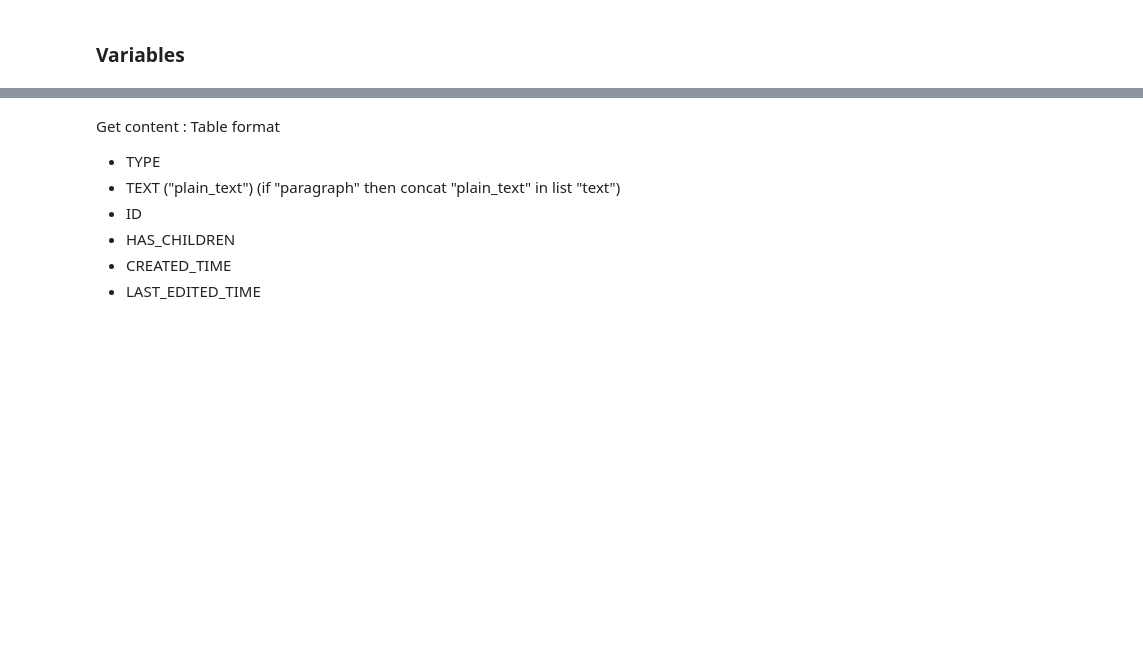
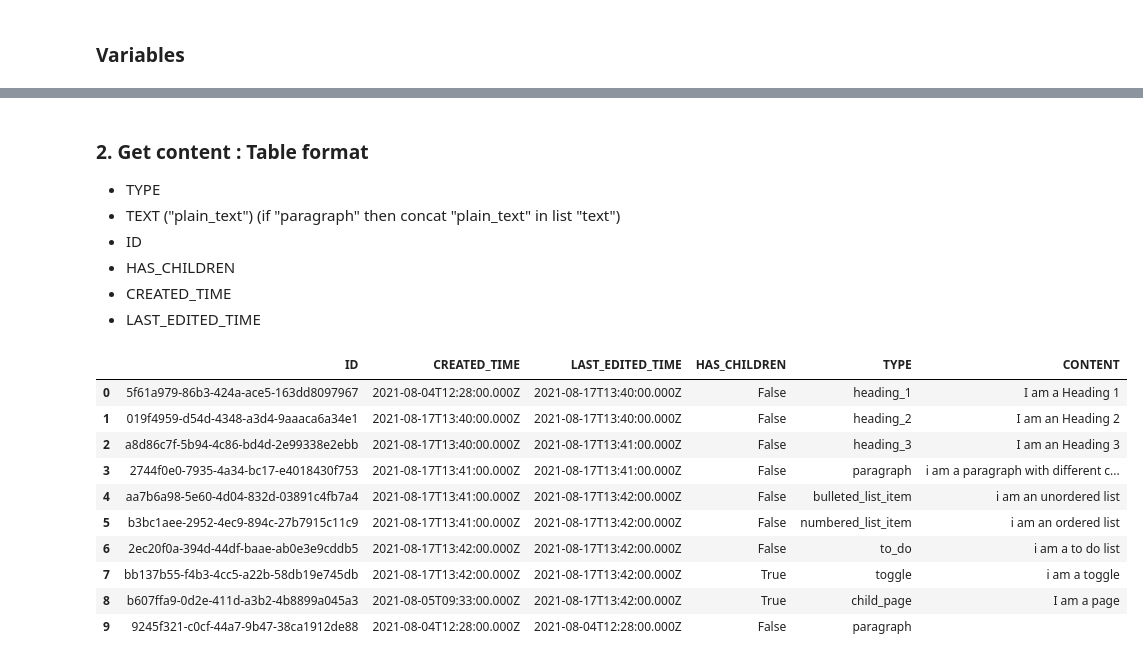
Before and after one commit to jupyter-naas/awesome-notebooks, a Jupyter notebook: Notion/Notion_Get_page.ipynb, the cells around one changed output, grey strips where cells are left out. Saved outputs shown, nothing was run; the diff lists cells and outputs as text; code cells hidden in the pictures; blank space fills up the shorter version.

```diff
--- a/Notion/Notion_Get_page.ipynb
+++ b/Notion/Notion_Get_page.ipynb
@@ -160,5 +347,5 @@ get_page_properties(TOKEN_API, PAGE_URL)
 # %% [markdown]
-Get content : Table format
+### 2. Get content : Table format
 
 - TYPE
 - TEXT ("plain_text") (if "paragraph" then concat "plain_text" in list "text")
@@ -168,4 +355,16 @@ Get content : Table format
 - LAST_EDITED_TIME
 # %%
 # get pages content
-get_content(TOKEN_API, PAGE_URL)
+get_page_content(TOKEN_API, PAGE_URL)
+# %% [output]
+|  | ID | CREATED_TIME | LAST_EDITED_TIME | HAS_CHILDREN | TYPE | CONTENT |
+| 0 | 5f61a979-86b3-424a-ace5-163dd8097967 | 2021-08-04T12:28:00.000Z | 2021-08-17T13:40:00.000Z | False | heading_1 | I am a Heading 1 |
+| 1 | 019f4959-d54d-4348-a3d4-9aaaca6a34e1 | 2021-08-17T13:40:00.000Z | 2021-08-17T13:40:00.000Z | False | heading_2 | I am an Heading 2 |
+| 2 | a8d86c7f-5b94-4c86-bd4d-2e99338e2ebb | 2021-08-17T13:40:00.000Z | 2021-08-17T13:41:00.000Z | False | heading_3 | I am an Heading 3 |
+| 3 | 2744f0e0-7935-4a34-bc17-e4018430f753 | 2021-08-17T13:41:00.000Z | 2021-08-17T13:41:00.000Z | False | paragraph | i am a paragraph with different c... |
+| 4 | aa7b6a98-5e60-4d04-832d-03891c4fb7a4 | 2021-08-17T13:41:00.000Z | 2021-08-17T13:42:00.000Z | False | bulleted_list_item | i am an unordered list |
+| 5 | b3bc1aee-2952-4ec9-894c-27b7915c11c9 | 2021-08-17T13:41:00.000Z | 2021-08-17T13:42:00.000Z | False | numbered_list_item | i am an ordered list |
+| 6 | 2ec20f0a-394d-44df-baae-ab0e3e9cddb5 | 2021-08-17T13:42:00.000Z | 2021-08-17T13:42:00.000Z | False | to_do | i am a to do list |
+| 7 | bb137b55-f4b3-4cc5-a22b-58db19e745db | 2021-08-17T13:42:00.000Z | 2021-08-17T13:42:00.000Z | True | toggle | i am a toggle |
+| 8 | b607ffa9-0d2e-411d-a3b2-4b8899a045a3 | 2021-08-05T09:33:00.000Z | 2021-08-17T13:42:00.000Z | True | child_page | I am a page |
+| 9 | 9245f321-c0cf-44a7-9b47-38ca1912de88 | 2021-08-04T12:28:00.000Z | 2021-08-04T12:28:00.000Z | False | paragraph |  |
```
Also changed, not shown: parts of 25 cells of this notebook.
